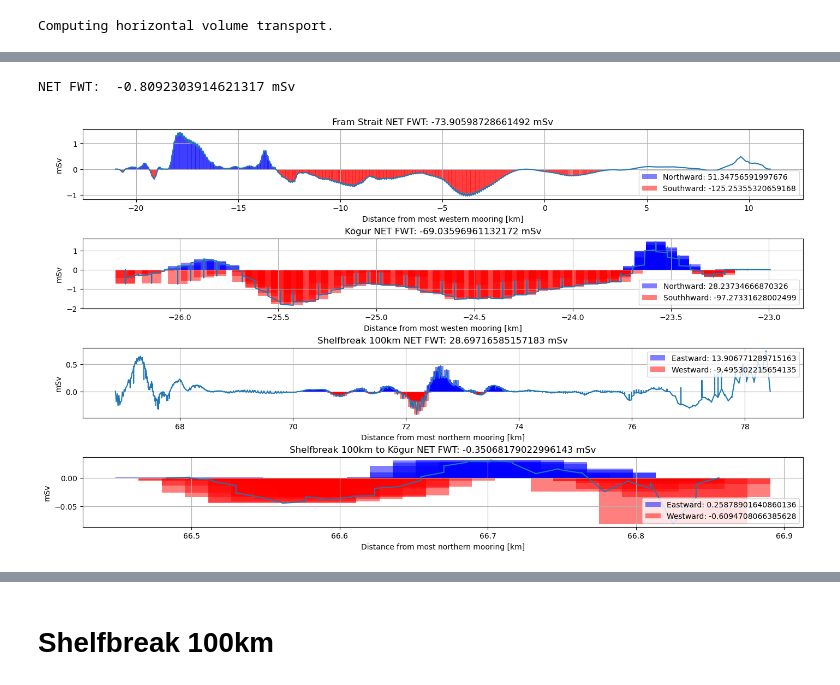
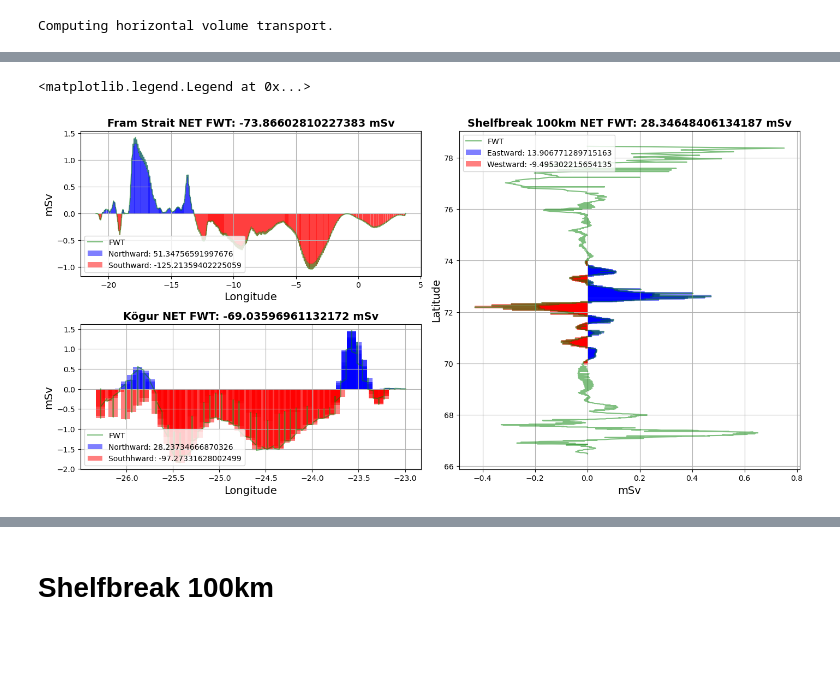
Before and after one commit to EirikKvamme/MScEirik, a Jupyter notebook: FreshWater/FW_budget_full.ipynb, the cells around one changed output, grey strips where cells are left out. Cells and saved outputs as stored; diff of their text form; code cells hidden in the pictures; blank space fills up the shorter version.

Commit message:
Added mask to data covering closed budget with nicer figures. Started working on comparison of Obs and model data.

```diff
--- a/FreshWater/FW_budget_full.ipynb
+++ b/FreshWater/FW_budget_full.ipynb
@@ -304,51 +383,43 @@ array([[            nan,  2.70401948e-05,  1.65783417e-05, ...,
     Xind          (mooring) float64 3.789 3.789 3.789 ... -21.93 -21.93 -21.98
     Yind          (mooring) float64 78.45 78.37 78.3 78.3 ... 66.87 66.86 66.86
 # %%
-fig, (ax1,ax2,ax3,ax4) = plt.subplots(4,1,figsize=(14,8),layout='constrained')
-ax1.plot(north.XC,north.sum(dim='Z')*1000)
-ax1.set_title(f'Fram Strait NET FWT: {north_h_n.sum().values+north_h_p.sum().values} mSv')
-ax1.grid()
-# Add hist
-# -->
-ax1.bar(north.XC, north_h_p, width=0.1, color='blue', alpha=0.5,label=f'Northward: {north_h_p.sum().values}')
-ax1.bar(north.XC, north_h_n, width=0.1, color='red', alpha=0.5,label=f'Southward: {north_h_n.sum().values}')
-ax1.set_xlabel('Distance from most western mooring [km]')
-ax1.set_ylabel('mSv')
-ax1.legend()
+fig, axd = plt.subplot_mosaic([['ul','r'],
+                               ['ll','r']],
+                               figsize=(14,7), layout='constrained')
 
-ax2.plot(kogur.XC,kogur.sum(dim='Z')*1000)
-ax2.set_title(f'Kögur NET FWT: {kogur.sum(dim="Z").sum(dim="mooring").values*1000} mSv')
-ax2.grid()
-# Add hist
-# -->
-ax2.bar(kogur.XC, kogur_h_p, width=0.1, color='blue', alpha=0.5,label=f'Northward: {kogur_h_p.sum().values}')
-ax2.bar(kogur.XC, kogur_h_n, width=0.1, color='red', alpha=0.5,label=f'Southhward: {kogur_h_n.sum().values}')
-ax2.set_xlabel('Distance from most westen mooring [km]')
-ax2.set_ylabel('mSv')
-ax2.legend()
+axd['ul'].plot(north.XC,north.sum(dim='Z')*1000,color='g',alpha=0.5,label='FWT')
+axd['ul'].set_title(f'Fram Strait NET FWT: {north_h_n.sum().values+north_h_p.sum().values} mSv',fontweight='bold',fontsize=14)
+axd['ul'].grid()
+axd['ul'].bar(north.XC, north_h_p, width=0.1, color='blue', alpha=0.5,label=f'Northward: {north_h_p.sum().values}')
+axd['ul'].bar(north.XC, north_h_n, width=0.1, color='red', alpha=0.5,label=f'Southward: {north_h_n.sum().values}')
+axd['ul'].set_xlabel('Longitude',fontsize=14)
+axd['ul'].set_ylabel('mSv',fontsize=14)
+axd['ul'].legend()
 
-ax3.plot(shelfExtended.YC,shelfExtended.sum(dim='Z')*1000)
-ax3.set_title(f'Shelfbreak 100km NET FWT: {shelfExtended.sum(dim="Z").sum(dim="mooring").values*1000} mSv')
-ax3.grid()
-ax3.bar(shelfExtended.YC, shelfExtended_h_p, width=0.1, color='blue', alpha=0.5,label=f'Eastward: {shelfExtended_h_p.sum().values}')
-ax3.bar(shelfExtended.YC, shelfExtended_h_n, width=0.1, color='red', alpha=0.5,label=f'Westward: {shelfExtended_h_n.sum().values}')
-ax3.set_xlabel('Distance from most northern mooring [km]')
-ax3.set_ylabel('mSv')
-ax3.legend()
+axd['ll'].plot(kogur.XC,kogur.sum(dim='Z')*1000,color='g',alpha=0.5,label='FWT')
+axd['ll'].set_title(f'Kögur NET FWT: {kogur.sum(dim="Z").sum(dim="mooring").values*1000} mSv',fontweight='bold',fontsize=14)
+axd['ll'].grid()
+axd['ll'].bar(kogur.XC, kogur_h_p, width=0.1, color='blue', alpha=0.5,label=f'Northward: {kogur_h_p.sum().values}')
+axd['ll'].bar(kogur.XC, kogur_h_n, width=0.1, color='red', alpha=0.5,label=f'Southhward: {kogur_h_n.sum().values}')
+axd['ll'].set_xlabel('Longitude',fontsize=14)
+axd['ll'].set_ylabel('mSv',fontsize=14)
+axd['ll'].legend()
 
-ax4.plot(shelfExtendedKogur.YC,shelfExtendedKogur.sum(dim='Z')*1000)
-ax4.set_title(f'Shelfbreak 100km to Kögur NET FWT: {shelfExtendedKogur.sum(dim="Z").sum(dim="mooring").values*1000} mSv')
-ax4.grid()
-ax4.bar(shelfExtendedKogur.YC, shelfExtendedKogur_h_p, width=0.1, color='blue', alpha=0.5,label=f'Eastward: {shelfExtendedKogur_h_p.sum().values}')
-ax4.bar(shelfExtendedKogur.YC, shelfExtendedKogur_h_n, width=0.1, color='red', alpha=0.5,label=f'Westward: {shelfExtendedKogur_h_n.sum().values}')
-ax4.set_xlabel('Distance from most northern mooring [km]')
-ax4.set_ylabel('mSv')
-ax4.legend()
+axd['r'].plot(shelfExtended.sum(dim='Z')*1000, shelfExtended.YC,color='g',alpha=0.5,label='FWT')
+axd['r'].set_title(f'Shelfbreak 100km NET FWT: {shelfExtended.sum(dim="Z").sum(dim="mooring").values*1000 + shelfExtendedKogur.sum(dim="Z").sum(dim="mooring").values*1000} mSv',fontweight='bold',fontsize=14)
+axd['r'].barh(shelfExtended.YC, shelfExtended_h_p, height=0.1, color='blue', alpha=0.5, label=f'Eastward: {shelfExtended_h_p.sum().values}')
+axd['r'].barh(shelfExtended.YC, shelfExtended_h_n, height=0.1, color='red', alpha=0.5, label=f'Westward: {shelfExtended_h_n.sum().values}')
 
-print('NET FWT: ',north_h_n.sum().values+north_h_p.sum().values-kogur_h_p.sum().values-kogur_h_n.sum().values+shelfExtended_h_p.sum().values+shelfExtended_h_n.sum().values+shelfExtendedKogur_h_p.sum().values+shelfExtendedKogur_h_n.sum().values,'mSv')
+axd['r'].plot(shelfExtendedKogur.sum(dim='Z')*1000, shelfExtendedKogur.YC,color='g',alpha=0.5)
+# axd['r'].barh(shelfExtendedKogur.YC, shelfExtendedKogur_h_p, height=0.1, color='blue', alpha=0.5, label=f'Eastward: {shelfExtendedKogur_h_p.sum().values}')
+# axd['r'].barh(shelfExtendedKogur.YC, shelfExtendedKogur_h_n, height=0.1, color='red', alpha=0.5, label=f'Westward: {shelfExtendedKogur_h_n.sum().values}')
+axd['r'].set_ylabel('Latitude',fontsize=14)
+axd['r'].set_xlabel('mSv',fontsize=14)
+axd['r'].grid()
+axd['r'].legend()
 # %% [output]
-NET FWT:  -0.8092303914621317 mSv
+<matplotlib.legend.Legend at 0x...>
-[figure, old version]
+[figure, new version]
 # %%
 fig, (ax1,ax2) = plt.subplots(2,1,figsize=(14,8),layout='constrained')
 mesh = ax1.pcolormesh(north.mooring,north.Z,north,cmap='seismic',vmin=-0.0001,vmax=0.0001)
```
Also changed, not shown: parts of 8 cells of this notebook, 1 other file.
